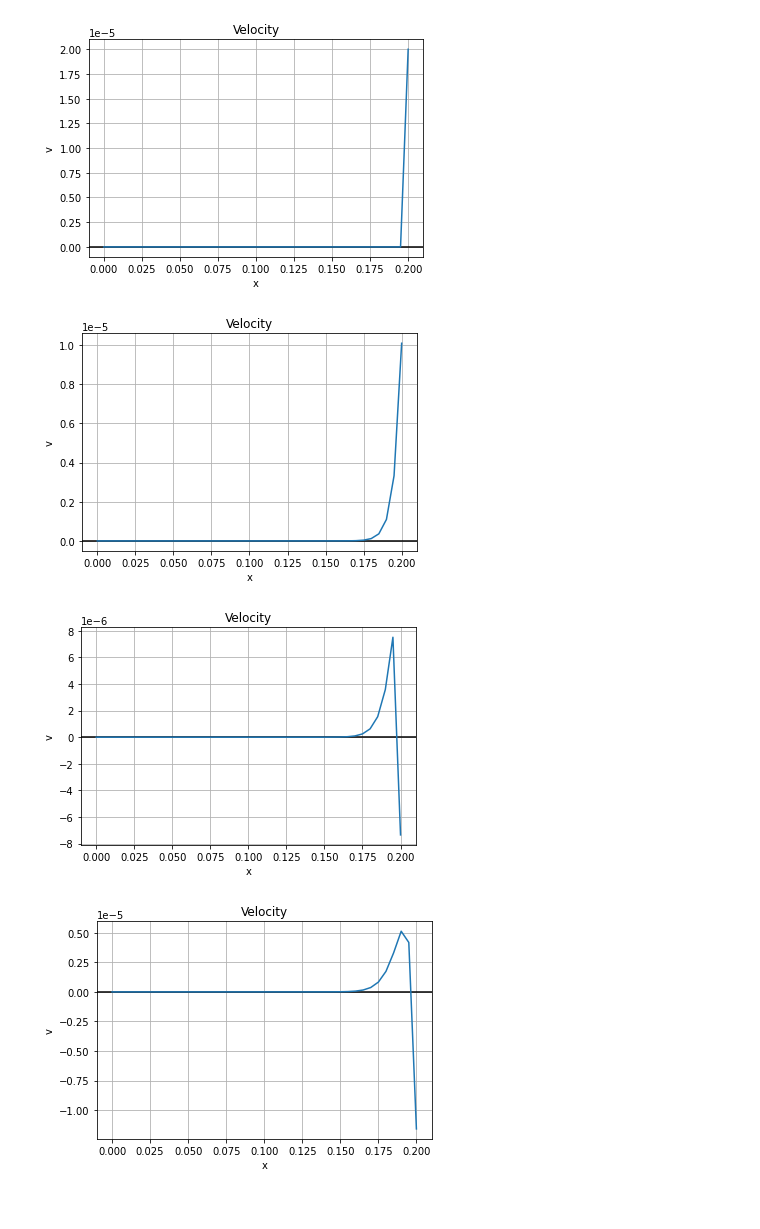
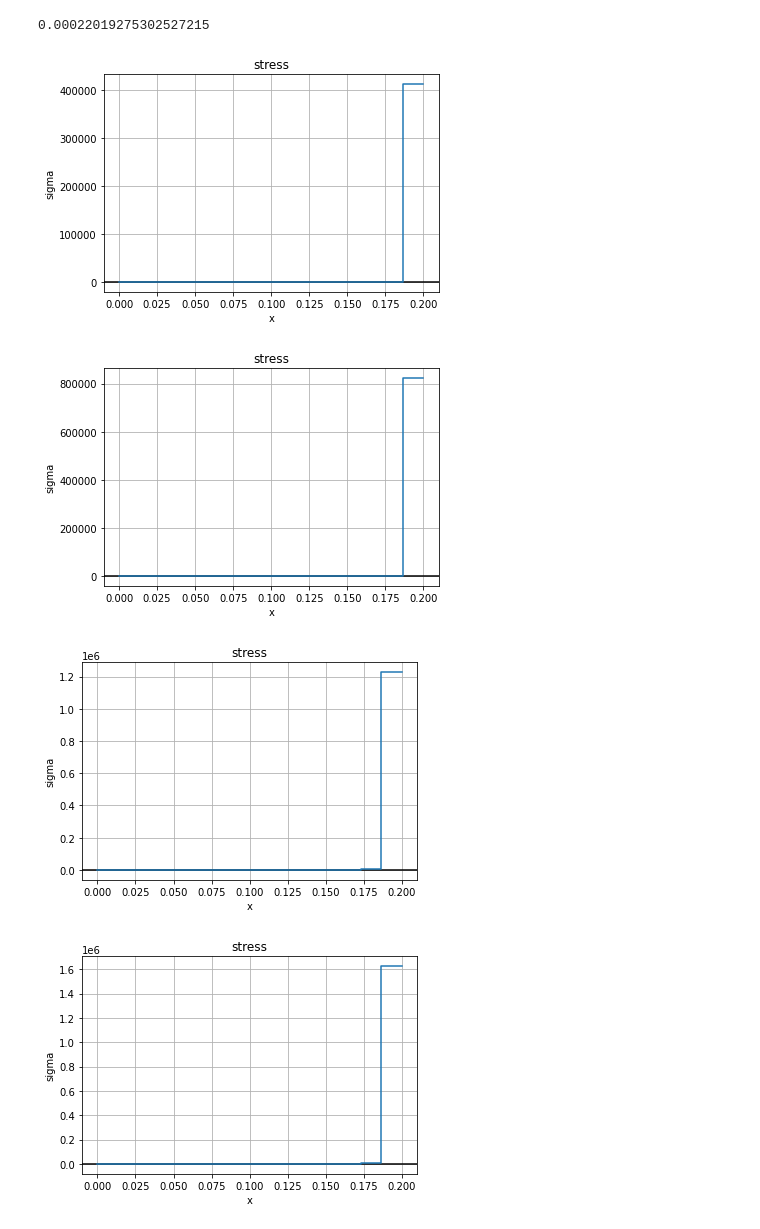
Before and after one commit to raquel-dantas/DynFrag1D, a Jupyter notebook: wave_propagation_exp.ipynb, the cells around one changed output. Cells and saved outputs as stored; diff of their text form; code cells hidden in the pictures.

```diff
--- a/wave_propagation_exp.ipynb
+++ b/wave_propagation_exp.ipynb
@@ -182,17 +196,17 @@ stress_c = 300.0*10**3 #(Pa)
 rho = 75.0 #(kg/m3)
 
 # Mesh
-n_elem = 40
+n_elem = 15
 h = L/n_elem
 dofs = n_elem + 1
 
 # Time steps
-n_steps = 20
+n_steps = 15
 
 # Initial data
 
 # Boundary conditions
-strain_rate = 10.0**-4 #(s-1)
+strain_rate = 10.0**4 #(s-1)
 # Velocities
 bc1 = 1
 
@@ -216,9 +230,9 @@ acel0 = np.zeros((dofs))
 p = np.zeros((n_steps+1,dofs))
 
 # Time integration
-dt = 10**-4 #(s)
+dt = 10**-5 #(s)
 gamma = 0.5
-beta = 0.5
+beta = 0.0
 C = np.zeros((dofs,dofs))
 # %%
 # Global algorithm
@@ -228,46 +242,65 @@ K,M = GlobalSystem(E,L,A,n_elem,bc1,0)
 # print(K)
 # print(M)
 
+dt_crit = h/((E/rho)**0.5)
+print(dt_crit)
 # Get u,v,a,stain and stress
 u = u0
 v = v0
 acel = acel0
 
 stress_evolution = np.zeros((n_steps, n_elem))
 E_kin = np.zeros((n_steps))
 E_pot = np.zeros((n_steps))
 E_tot = np.zeros((n_steps))
 
 for n in range(n_steps):
 
-    plot(l,v,"x","v","Velocity")
+    # plot(l,v,"x","v","Velocity")
+    # plot(l,u,"x","u","Displacement")
     # u,v,acel = newmark_imp(K,M,C,u,v,acel,p[n+1],dt,gamma,beta)
     u,v,acel = newmark_exp(K,M,C,u,v,acel,p[n+1],dt,gamma,beta)
     # Post process (Energy, strain and stress)
     E_kin[n],E_pot[n],E_tot[n] = energy(K,M,u,v)
     strain = np.zeros(n_elem)
     stress = np.zeros(n_elem)
     for el in range(n_elem):
         strain[el] = (u[el+1] - u[el])/h
         stress[el] = E*strain[el]
         # Matrix with stress in all elements (columns) at all time_steps (lines)
         stress_evolution[n,el] = stress[el]
 
     # Plot of stress in all element (for each time_step a graphic of stress in all elements - according to x coordinate)
-    # plot_interior(0,L,n_elem,stress,"x","sigma","stress")
+    plot_interior(0,L,n_elem,stress,"x","sigma","stress")
 
-# plot_energy(n_steps,E_kin,E_pot,"time_step","Energy","Energy balance")
-print(  "u = \n",u,
-        "\nv = \n",v,
-        "\nacel = \n",acel)
-
+# print(  "u = \n",u,
+#         "\nv = \n",v,
+#         "\nacel = \n",acel)
 
 # Plot of the stress evolution on time (for each element a graphic of stress x time_step)
 for el in range(n_elem):
     stress_evolution_el = stress_evolution[:,el]
     plot_time(n_steps,stress_evolution_el,"time_step","stress","stress evolution")
+
+# Plots of energy
+plot_energy(n_steps,E_kin,E_pot,"time_step","Energy","Energy balance")
+
+# Variation of energy
+vEkin = np.zeros((n_steps))
+vEpot = np.zeros((n_steps))
+vEtot = np.zeros((n_steps))
+
+for n in range(n_steps-1):
+    vEkin[n+1] = E_kin[n+1] - E_kin[n]
+    vEpot[n+1] = E_pot[n+1] - E_pot[n]
+    vEtot[n+1] = vEkin[n+1] + vEpot[n+1]
+plot_energytotal(n_steps,vEkin,vEpot,vEtot,"time_step","Energy","Energy balance")
+# print(vEkin)
+# print(vEpot)
+# print(vEtot)
 # %% [output]
+0.00022019275302527215
-[figure, old version]
+[figure, new version]
-[figure, old version]
+[figure, new version]
-[figure, old version]
+[figure, new version]
-[figure, old version]
+[figure, new version]
```
Also changed, not shown: parts of 2 cells of this notebook.
